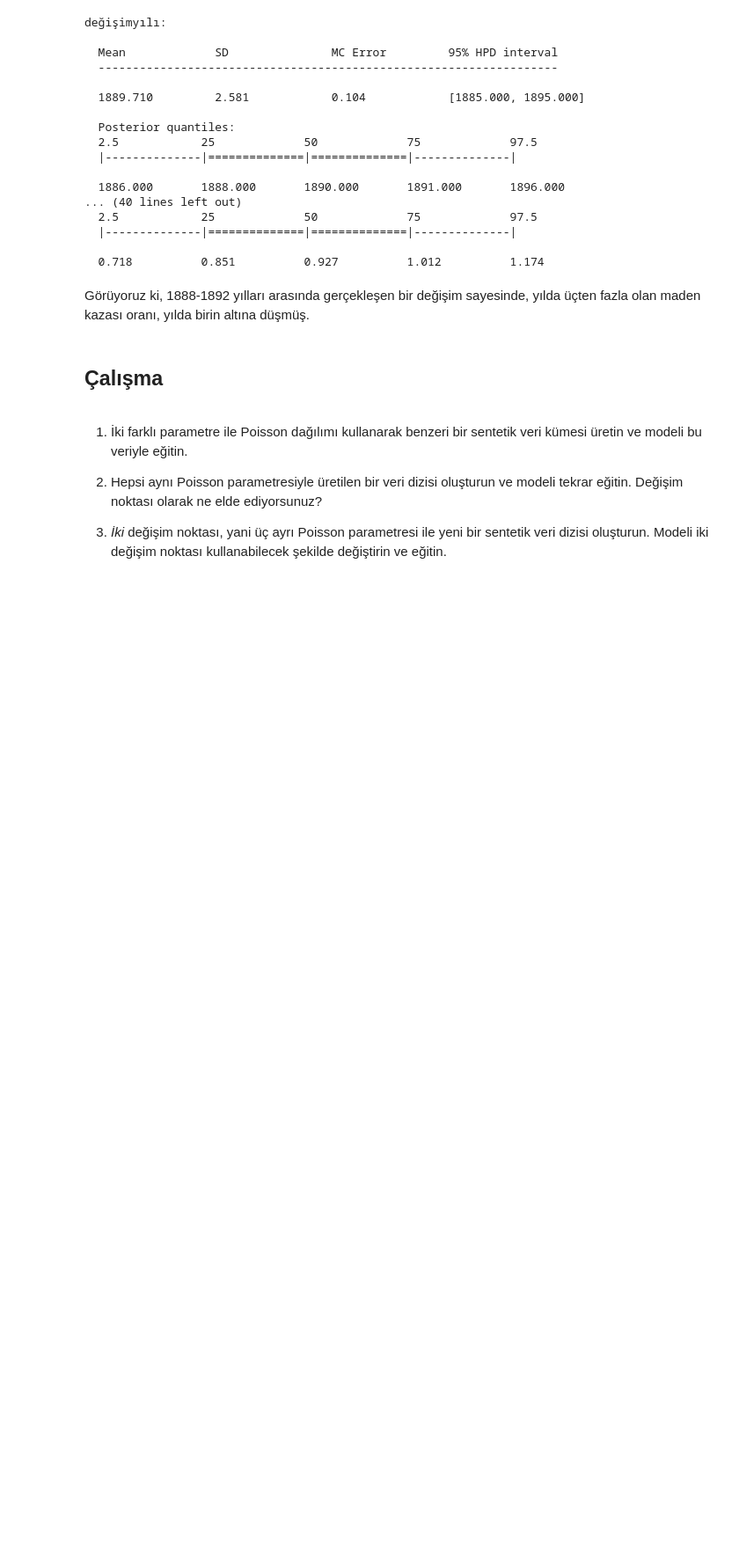
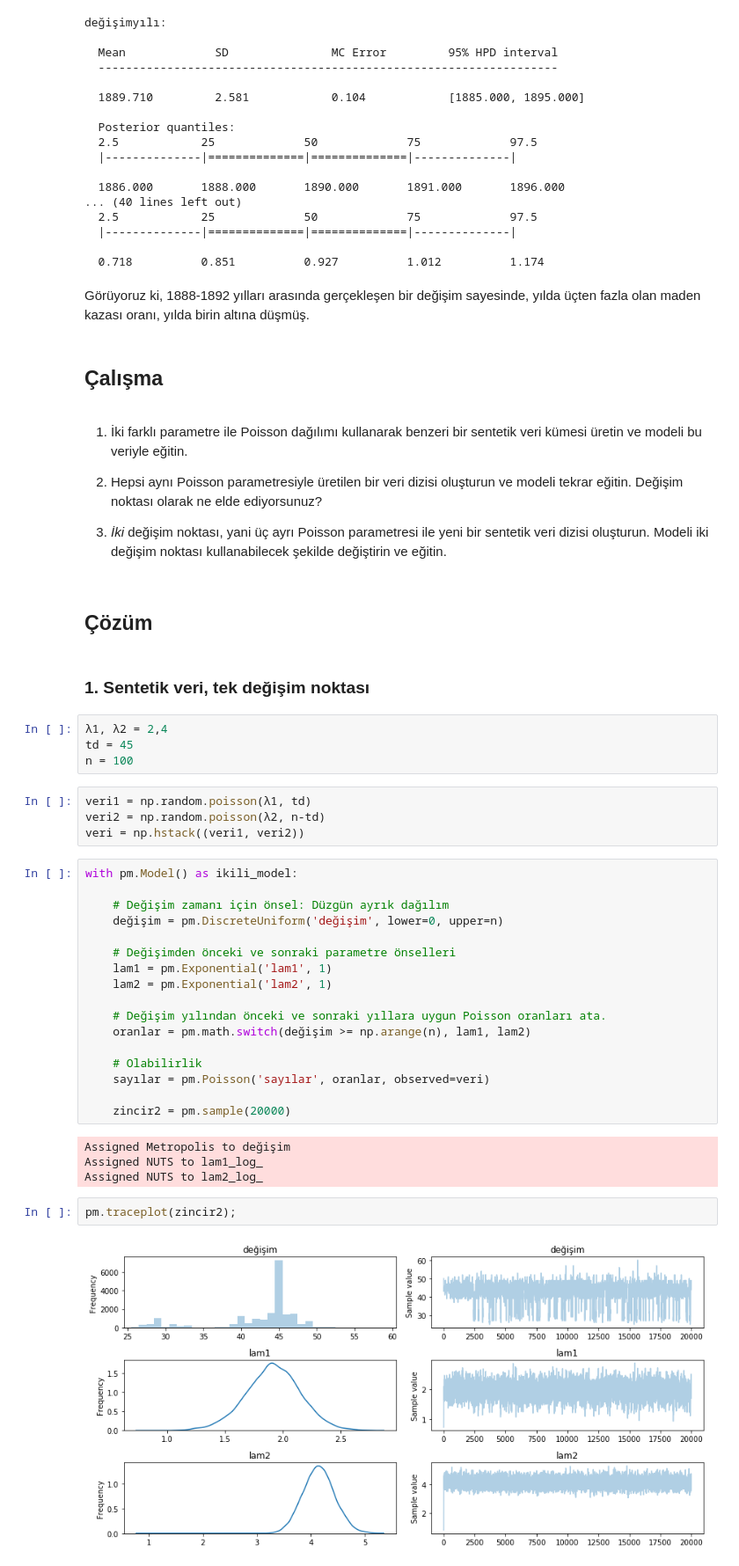
Before and after one commit to sibirbil/VBYO, a Jupyter notebook: kodlar/Simulasyon/Bayesci Kestirim 5 - Değişim noktası modelleri.ipynb, the cells around one changed output. Shown: that part at 88% size. Drawn from its saved outputs; the diff is of its cells as text; blank space fills up the shorter version.

```diff
--- a/kodlar/Simulasyon/Bayesci Kestirim 5 - Değişim noktası modelleri.ipynb
+++ b/kodlar/Simulasyon/Bayesci Kestirim 5 - Değişim noktası modelleri.ipynb
@@ -92,3 +92,40 @@ Görüyoruz ki, 1888-1892 yılları arasında gerçekleşen bir değişim sayesi
 1. Hepsi aynı Poisson parametresiyle üretilen bir veri dizisi oluşturun ve modeli tekrar eğitin. Değişim noktası olarak ne elde ediyorsunuz?
 
 1. *İki* değişim noktası, yani üç ayrı Poisson parametresi ile yeni bir sentetik veri dizisi oluşturun. Modeli iki değişim noktası kullanabilecek şekilde değiştirin ve eğitin.
+# %% [markdown]
+## Çözüm
+# %% [markdown]
+### 1. Sentetik veri, tek değişim noktası
+# %%
+λ1, λ2 = 2,4
+td = 45
+n = 100
+# %%
+veri1 = np.random.poisson(λ1, td)
+veri2 = np.random.poisson(λ2, n-td)
+veri = np.hstack((veri1, veri2))
+# %%
+with pm.Model() as ikili_model:
+
+    # Değişim zamanı için önsel: Düzgün ayrık dağılım
+    değişim = pm.DiscreteUniform('değişim', lower=0, upper=n)
+
+    # Değişimden önceki ve sonraki parametre önselleri
+    lam1 = pm.Exponential('lam1', 1)
+    lam2 = pm.Exponential('lam2', 1)
+
+    # Değişim yılından önceki ve sonraki yıllara uygun Poisson oranları ata.
+    oranlar = pm.math.switch(değişim >= np.arange(n), lam1, lam2)
+
+    # Olabilirlik
+    sayılar = pm.Poisson('sayılar', oranlar, observed=veri)
+
+    zincir2 = pm.sample(20000)
+# %% [output]
+Assigned Metropolis to değişim
+Assigned NUTS to lam1_log_
+Assigned NUTS to lam2_log_
+# %%
+pm.traceplot(zincir2);
+# %% [output]
+[figure, added]
```
Also changed, not shown: parts of 16 cells of this notebook, 5 other files.
